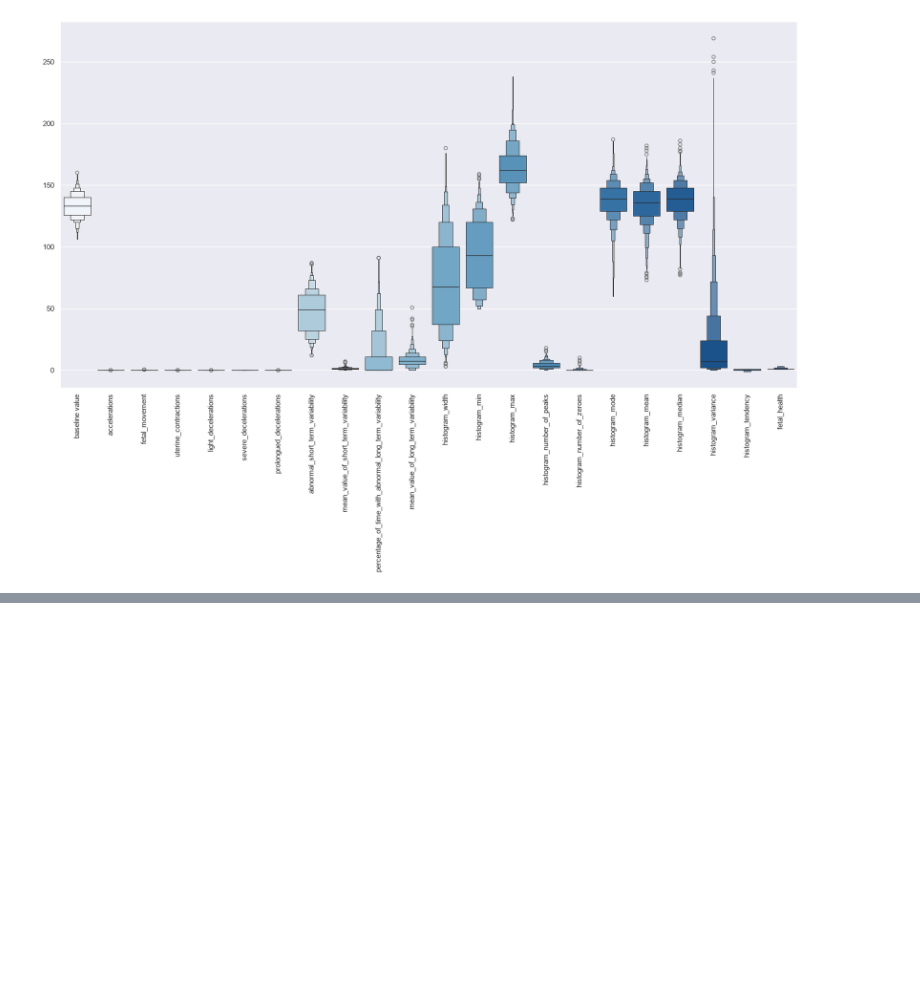
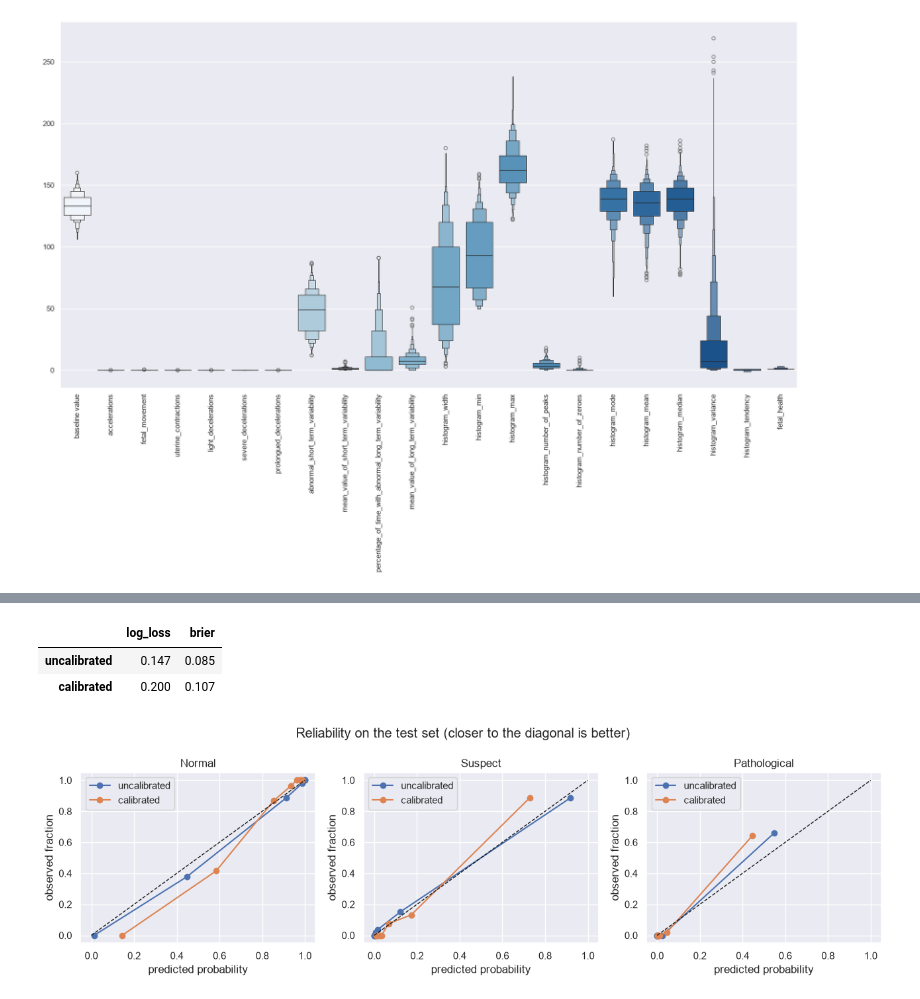
Before and after one commit to AnikaSharma17/Fetal-Health-Prediction, a Jupyter notebook: fetal_health_prediction.ipynb, the cells around one changed output, grey strips where cells are left out. Cells and saved outputs as stored; diff of their text form; code cells hidden in the pictures; blank space fills up the shorter version.

```diff
--- a/fetal_health_prediction.ipynb
+++ b/fetal_health_prediction.ipynb
@@ -276,0 +361,9 @@ plt.show()
+# %%
+from fetal_health.decision import oof_proba, probability_scores
+
+methods = ([None] if hasattr(clf, "predict_proba") else []) + ["sigmoid", "isotonic"]
+oof = {m: oof_proba(clf, X_train, y_train, groups_train, method=m) for m in methods}
+oof_scores = pd.DataFrame({m or "uncalibrated": probability_scores(y_train, p) for m, p in oof.items()}).T
+calibration_method = oof_scores.drop(index="uncalibrated", errors="ignore")["log_loss"].idxmin()
+print("Calibration method:", calibration_method)
+oof_scores.round(3)
@@ -276,0 +376,30 @@ plt.show()
+# %%
+from sklearn.calibration import calibration_curve
+
+from fetal_health.decision import calibrated_model
+
+calibrated = calibrated_model(clf, X_train, y_train, groups_train, method=calibration_method)
+proba_test = calibrated.predict_proba(X_test)
+
+test_proba = {"calibrated": proba_test}
+if hasattr(clf, "predict_proba"):
+    test_proba = {"uncalibrated": clf.predict_proba(X_test), **test_proba}
+display(pd.DataFrame({k: probability_scores(y_test, p) for k, p in test_proba.items()}).T.round(3))
+
+fig, axes = plt.subplots(1, 3, figsize=(13, 4))
+for col, (label, name) in enumerate(CLASS_NAMES.items()):
+    ax = axes[col]
+    for kind, p in test_proba.items():
+        frac, mean_pred = calibration_curve(y_test == label, p[:, col], n_bins=8, strategy="quantile")
+        ax.plot(mean_pred, frac, marker="o", label=kind)
+    ax.plot([0, 1], [0, 1], "k--", lw=1)
+    ax.set(title=name, xlabel="predicted probability", ylabel="observed fraction")
+    ax.legend()
+fig.suptitle("Reliability on the test set (closer to the diagonal is better)")
+plt.tight_layout()
+plt.show()
+# %% [output]
+|  | log_loss | brier |
+| uncalibrated | 0.147 | 0.085 |
+| calibrated | 0.200 | 0.107 |
+[figure, added]
```
Also changed, not shown: parts of 23 cells of this notebook, 15 other files.
